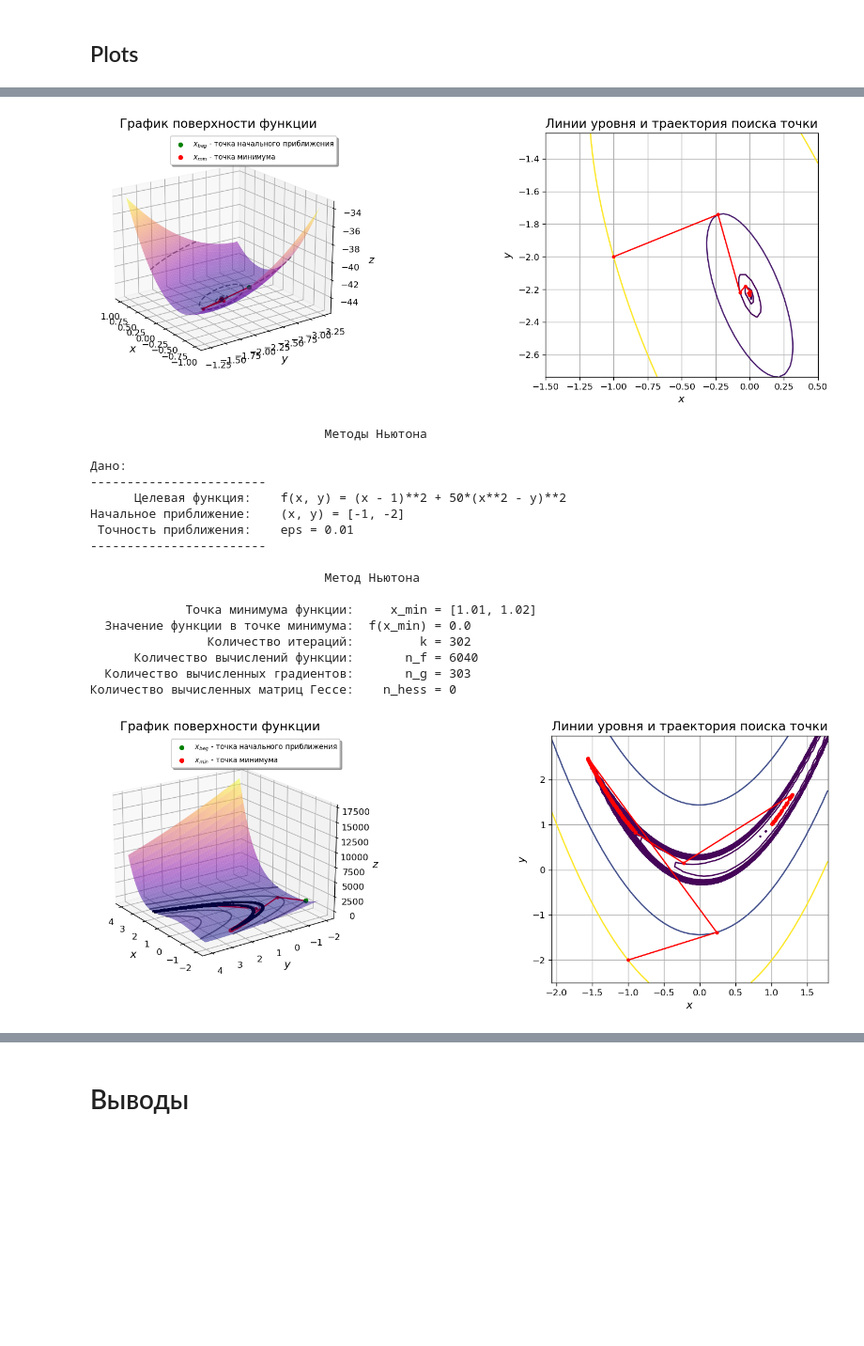
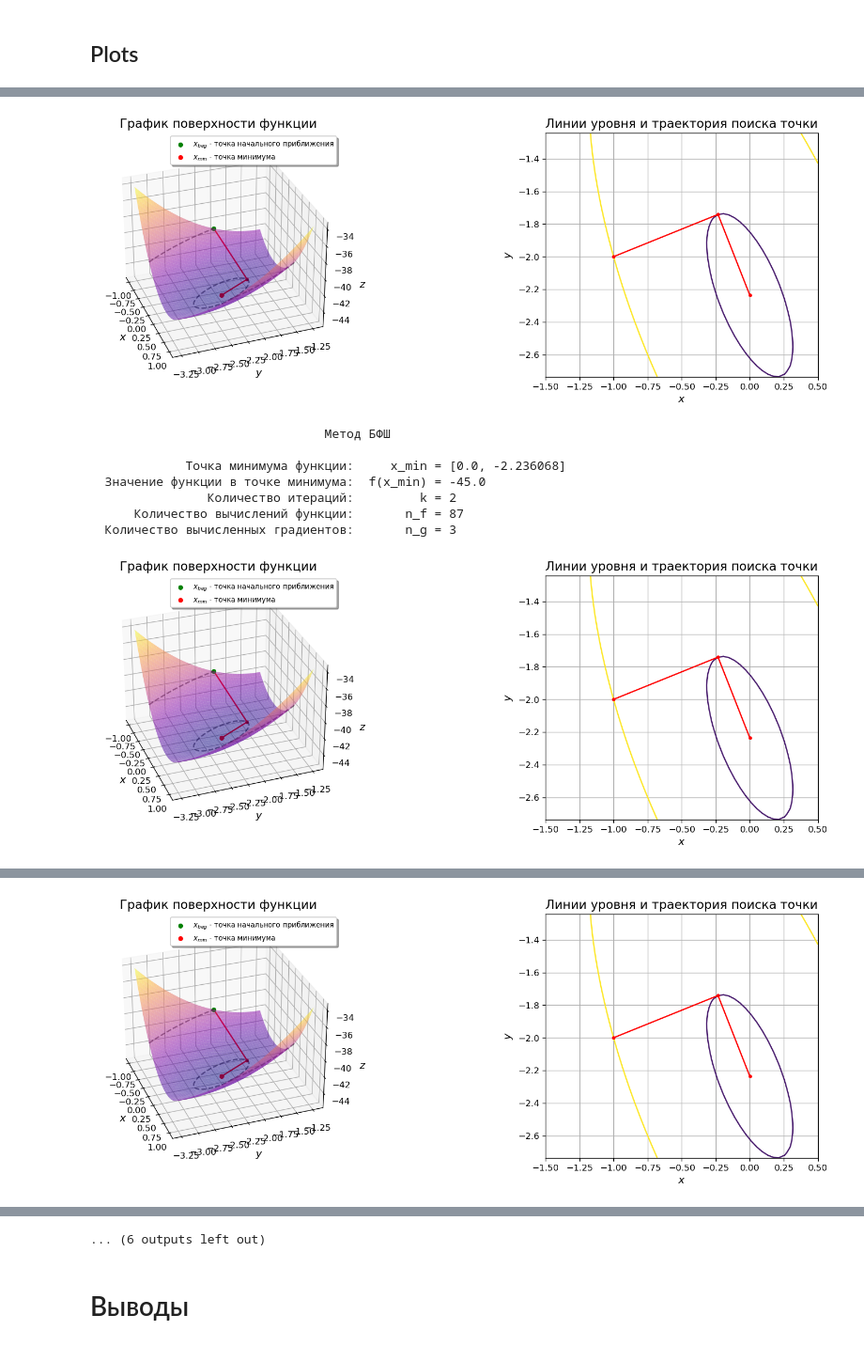
Before and after one commit to sanonesan/optimization_methods_labs, a Jupyter notebook: lab5/lab5.ipynb, the cells around one changed output, grey strips where cells are left out. Shown at 94% size. Saved outputs shown, nothing was run; the diff lists cells and outputs as text; code cells hidden in the pictures; blank space fills up the shorter version.

Commit message:
Lab4: *Fixing output Lab5: *Making documentation

```diff
--- a/lab5/lab5.ipynb
+++ b/lab5/lab5.ipynb
@@ -284,16 +303,14 @@ from scipy import optimize
 import math
 
 #x0 = [-1,-2]
-def print_res(foo, x0 = x0, e_help = 2, flag = 0):
+def print_res(foo, x0 = x0, e_help = 2, flag = 0, flag1 = 0):
 
     #tabledata = []
 
     x_, y_ = Symbol('x'), Symbol('y')
-    nu = 0.8
-    omega = 0.5
     eps = 10**(-e_help)
 
-    print("\n", ' ' * 30, "Методы Ньютона","\n")
+    print("\n", ' ' * 30, "Квазиньютоновские методы","\n")
     print("Дано:")
     print("-" * 24)
     print("      Целевая функция:    f(x, y) =", foo(x_,y_))
@@ -301,35 +318,34 @@ def print_res(foo, x0 = x0, e_help = 2, flag = 0):
     print(" Точность приближения:    eps =", eps)
     print("-" * 24)
 
-    for i in range (1):
+    for i in range (3):
         #temp = []
         #print("\n" + "_" * 80)
 
         if i == 0:
-            method_name = "Метод Ньютона"
+            method_name = "Метод ДФП"
             print("\n", ' ' * 30, f"{method_name} \n")
         elif i == 1:
-            method_name = "Модификация метода Ньютона с наискорейшим спуском"
+            method_name = "Метод БФШ"
             print("\n", ' ' * 30, f"{method_name} \n")
         elif i == 2:
-            method_name = "Модификация метода Ньютона с дроблением шага"
+            method_name = "Метод Пауэлла"
             print("\n", ' ' * 30, f"{method_name} \n")
 
-        #i = 0
 
+        x_min, xk, w_norm, n_f, n_g , n_d= newton_method(foo, eps, x0, i, flag1)
 
-        x_min, xk, w_norm, n_f, n_g , n_d, n_hess = newton_method(foo, eps, x0, nu, omega, i)
-        #temp.append(f'Квадратичная функция')
-        #temp.append(method_name)
-        #temp += [ x0, method_name, [ round(x_min[0], e_help), round(x_min[1], e_help)], round(foo(x_min[0], x_min[1]), e_help), n_d, n_f, n_g ]
-        #tabledata1.append(temp)
         print("             Точка минимума функции:     x_min =", [round(x_min[0], e_help), round(x_min[1], e_help)])
         print("  Значение функции в точке минимума:  f(x_min) =", round(foo(x_min[0], x_min[1]), e_help))
         print("                Количество итераций:         k =",   n_d)#len(w_norm) - 1)
         print("      Количество вычислений функции:       n_f =", n_f)
         print("  Количество вычисленных градиентов:       n_g =", n_g)
-        print("Количество вычисленных матриц Гессе:    n_hess =", n_hess)
-        draw_all(x0, x_min, xk, w_norm, i, foo)
+        #print("Количество вычисленных матриц Гессе:    n_hess =", n_hess)
+        if flag == 0:
+            draw_all(x0, x_min, xk, w_norm, i, foo, 30, -20)
+        elif flag == 1:
+            draw_all(x0, x_min, xk, w_norm, i, foo, 45, 170)
+
         #print(xk)
         #draw_counterplot_only(x_min, xk, w_norm, i, fk)
         plt.show()
@@ -556,17 +594,17 @@ eps = 10**(-e_help)
 x0 = [-1, -2]
 #foo = lambda x, y: alpha * (x**2 - y)**2 + (x - 1)**2
 foo = lambda x, y: 5*x**2 + 4* x * y + 2 * y**2 + 4 * math.sqrt(5) * (x +  y) -35
-print_res(foo, x0, 2)
+print_res(foo, x0, 6, 0)
 
-alpha = 50
+alpha = 1
 foo = lambda x, y: alpha * (x**2 - y)**2 + (x - 1)**2
 #foo = lambda x, y: 6*x**2 - 4* x * y + 3 * y**2 + 4 * math.sqrt(5) * (x +  2*y) +22
-print_res(foo, x0, 2)
+print_res(foo, x0, 2, 1, 1)
 
 alpha = 200
 
 foo = lambda x, y: alpha * (x**2 - y)**2 + (x - 1)**2
-print_res(foo, x0, 2)
+print_res(foo, x0, 2, 1, 1)
 
 #foo = lambda x, y: 6*x**2 - 4* x * y + 3 * y**2 + 4 * math.sqrt(5) * (x +  2*y) +22
 
@@ -592,19 +629,9 @@ print_res(foo, x0, 2)
-[figure, old version]
+[figure, new version]
-                                Методы Ньютона
+                                Метод БФШ
 
-Дано:
-------------------------
-      Целевая функция:    f(x, y) = (x - 1)**2 + 50*(x**2 - y)**2
-Начальное приближение:    (x, y) = [-1, -2]
- Точность приближения:    eps = 0.01
-------------------------
-
-                                Метод Ньютона
-
-             Точка минимума функции:     x_min = [1.01, 1.02]
-  Значение функции в точке минимума:  f(x_min) = 0.0
-                Количество итераций:         k = 302
-      Количество вычислений функции:       n_f = 6040
-  Количество вычисленных градиентов:       n_g = 303
-Количество вычисленных матриц Гессе:    n_hess = 0
+             Точка минимума функции:     x_min = [0.0, -2.236068]
+  Значение функции в точке минимума:  f(x_min) = -45.0
+                Количество итераций:         k = 2
+      Количество вычислений функции:       n_f = 87
+  Количество вычисленных градиентов:       n_g = 3
-[figure, old version]
+[figure, new version]
@@ -627,0 +645 @@ print_res(foo, x0, 2)
+[figure, new version]
@@ -630,2 +679,3 @@ KeyboardInterrupt:
+... (6 outputs left out)
 # %% [markdown]
 <H1> Выводы </H1>
```
Also changed, not shown: parts of 14 cells of this notebook, 1 other file.
